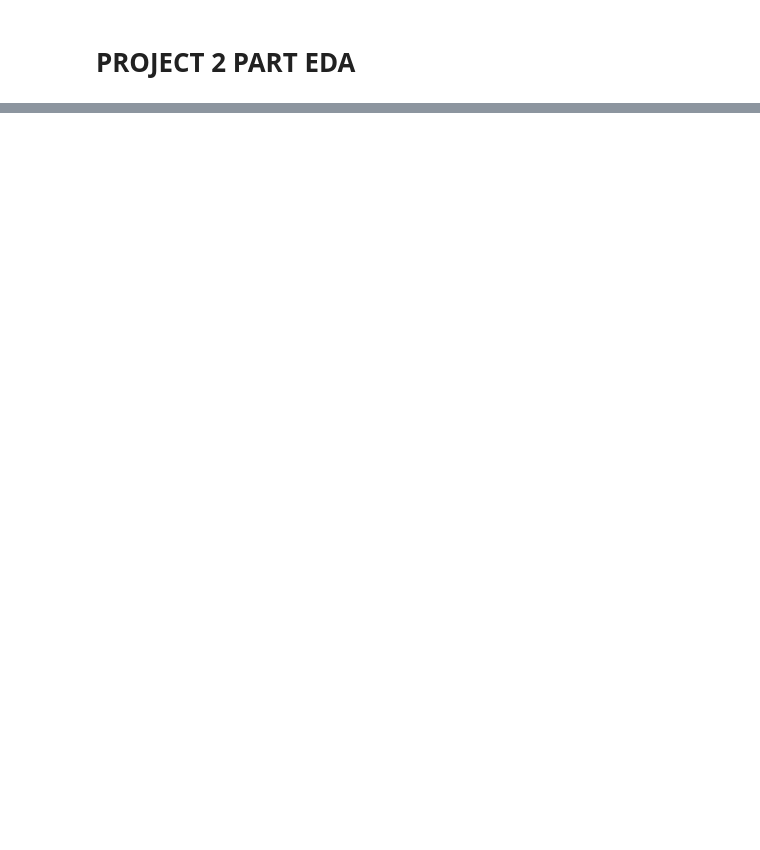
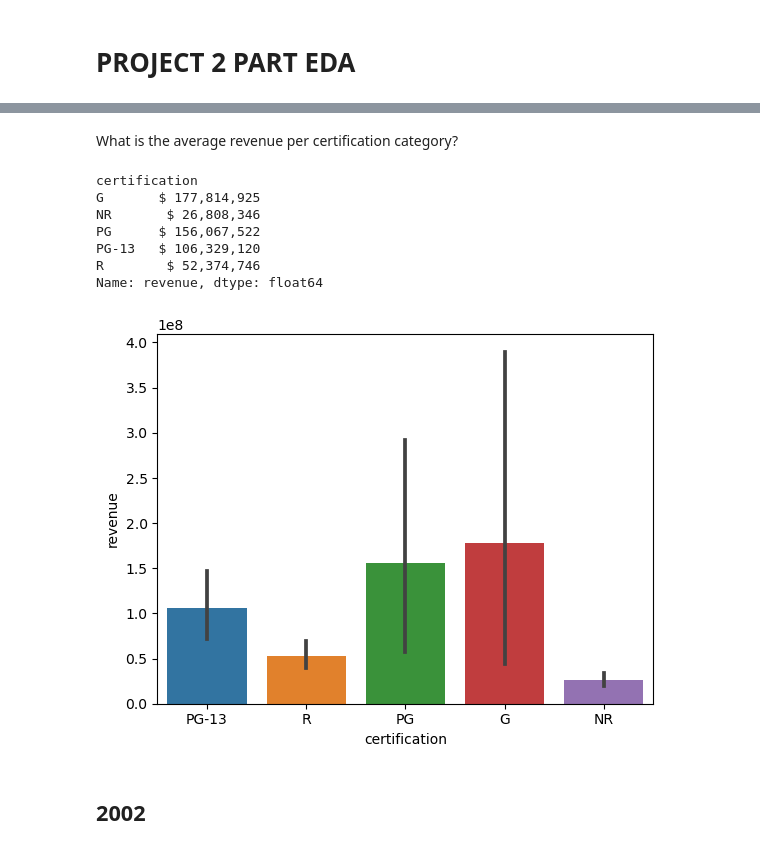
Before and after one commit to brittanymlassiter/Project-2, a Jupyter notebook: Project 2 Part 3A EDA.ipynb, the cells around one changed output, grey strips where cells are left out. Drawn from its saved outputs; the diff is of its cells as text; code cells hidden in the pictures; blank space fills up the shorter version.

```diff
--- a/Project 2 Part 3A EDA.ipynb
+++ b/Project 2 Part 3A EDA.ipynb
@@ -41,0 +95,18 @@ NameError: name 'files' is not defined
+# %% [markdown]
+What is the average revenue per certification category?
+# %%
+with pd.option_context('display.float_format',lambda x: f"$ {x:,.0f}"):
+    display(df.groupby('certification')['revenue'].mean())
+
+sns.barplot(data=df, x='certification', y='revenue');
+# %% [output]
+certification
+G       $ 177,814,925
+NR       $ 26,808,346
+PG      $ 156,067,522
+PG-13   $ 106,329,120
+R        $ 52,374,746
+Name: revenue, dtype: float64
+[figure, added]
+# %% [markdown]
+## 2002
```
Also changed, not shown: parts of 26 cells of this notebook, 4 other files.
